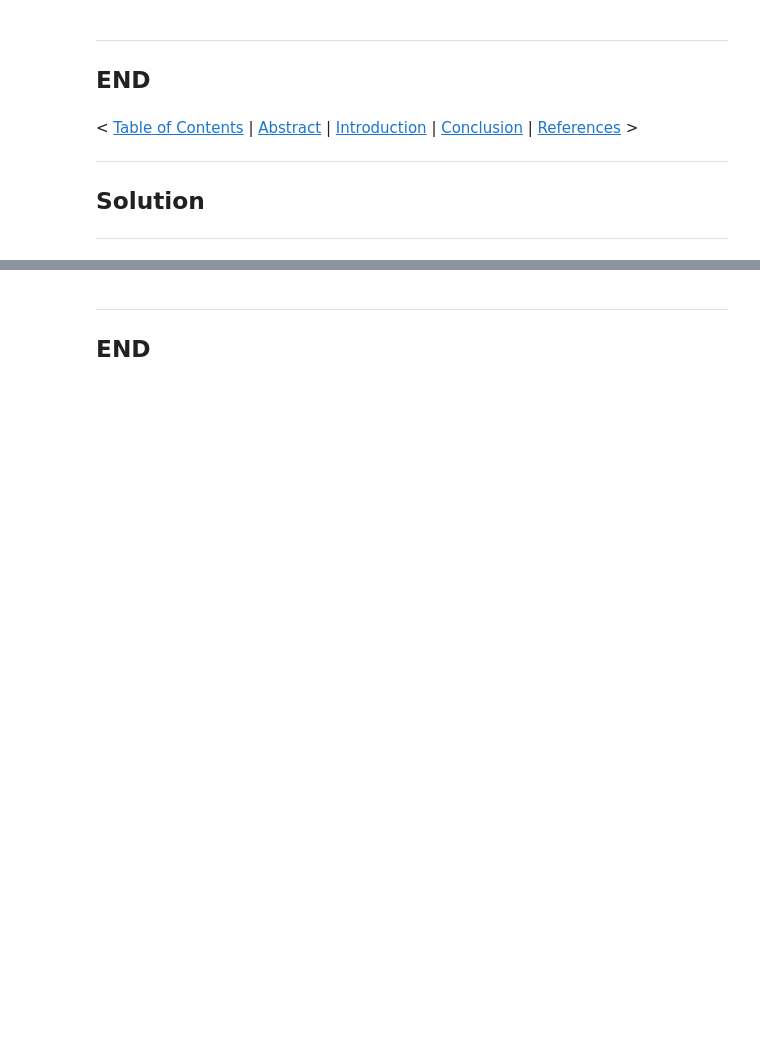
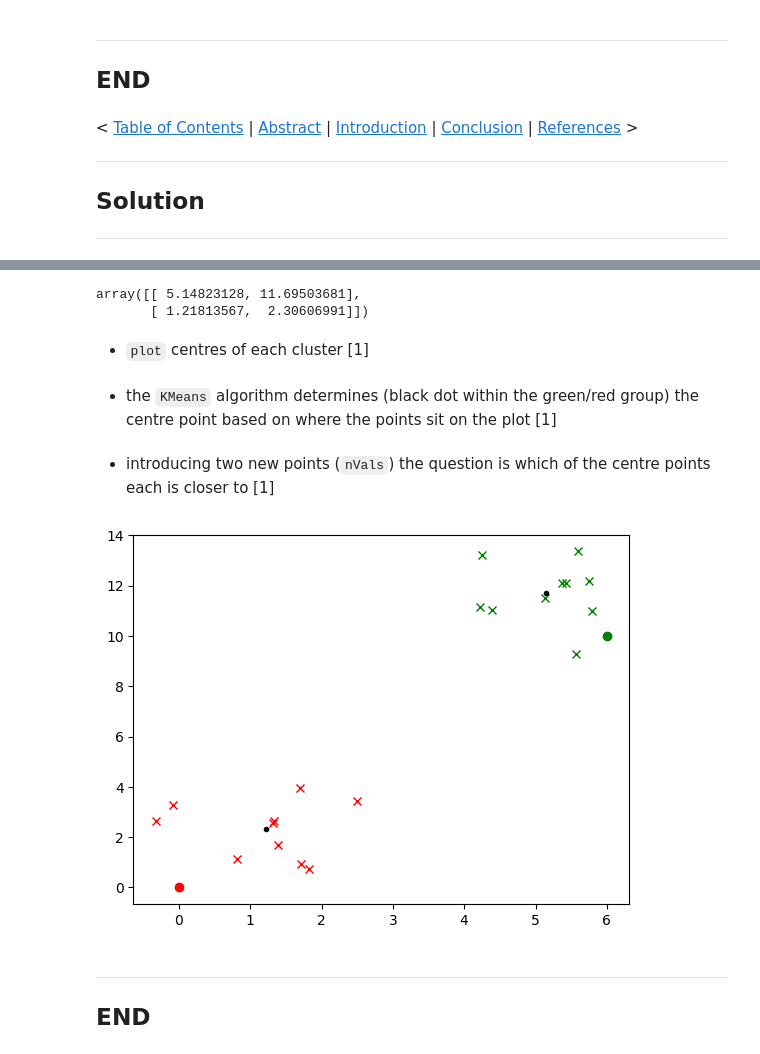
Before and after one commit to SeanOhAileasa/mls-scikit-learn-clustering, a Jupyter notebook: mls-scikit-learn-clustering.ipynb, the cells around one changed output, grey strips where cells are left out. Saved outputs shown, nothing was run; the diff lists cells and outputs as text; code cells hidden in the pictures; blank space fills up the shorter version.

```diff
--- a/mls-scikit-learn-clustering.ipynb
+++ b/mls-scikit-learn-clustering.ipynb
@@ -92,3 +461,24 @@ Output: file opened with associated application
+# %%
+cent=nInsObjKMeans.cluster_centers_
+# %%
+cent
+# %% [output]
+array([[ 5.14823128, 11.69503681],
+       [ 1.21813567,  2.30606991]])
+# %% [markdown]
+- ``plot`` centres of each cluster [1]
+# %% [markdown]
+- the ``KMeans`` algorithm determines (black dot within the green/red group) the centre point based on where the points sit on the plot [1]
+# %% [markdown]
+- introducing two new points (``nVals``) the question is which of the centre points each is closer to [1]
+# %%
+plt.plot(X[nInsObjKMeans.labels_==0][:,0],X[nInsObjKMeans.labels_==0][:,1],"xg")
+plt.plot(X[nInsObjKMeans.labels_==1][:,0],X[nInsObjKMeans.labels_==1][:,1],"xr")
+plt.plot(nVals[nPrediction==0][:,0],nVals[nPrediction==0][:,1],"go")
+plt.plot(nVals[nPrediction==1][:,0],nVals[nPrediction==1][:,1],"ro")
+plt.plot(cent[:,0],cent[:,1],"k.");
+# %% [output]
+[figure, added]
 # %% [markdown]
 <!-- - refer [Appendix](#appendix-df) to view the full dataset <a id="go-back-df"></a> -->
 <!-- print(fGetModuleType(___x___),fDocumentation(___x___)) -->
```
Also changed, not shown: parts of 99 cells of this notebook.
